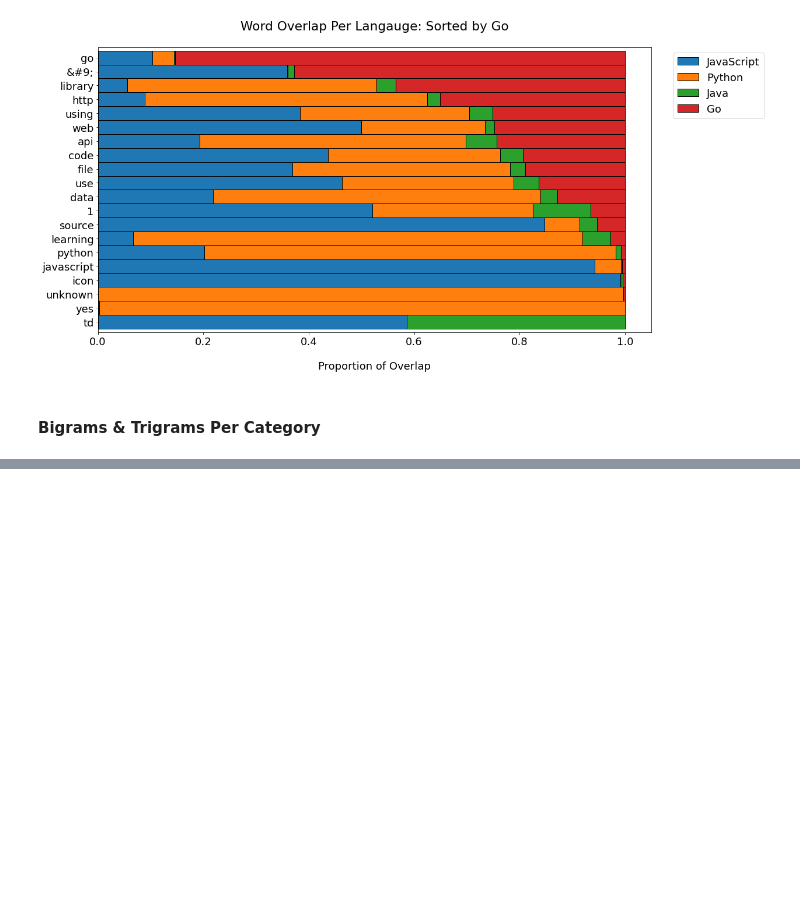
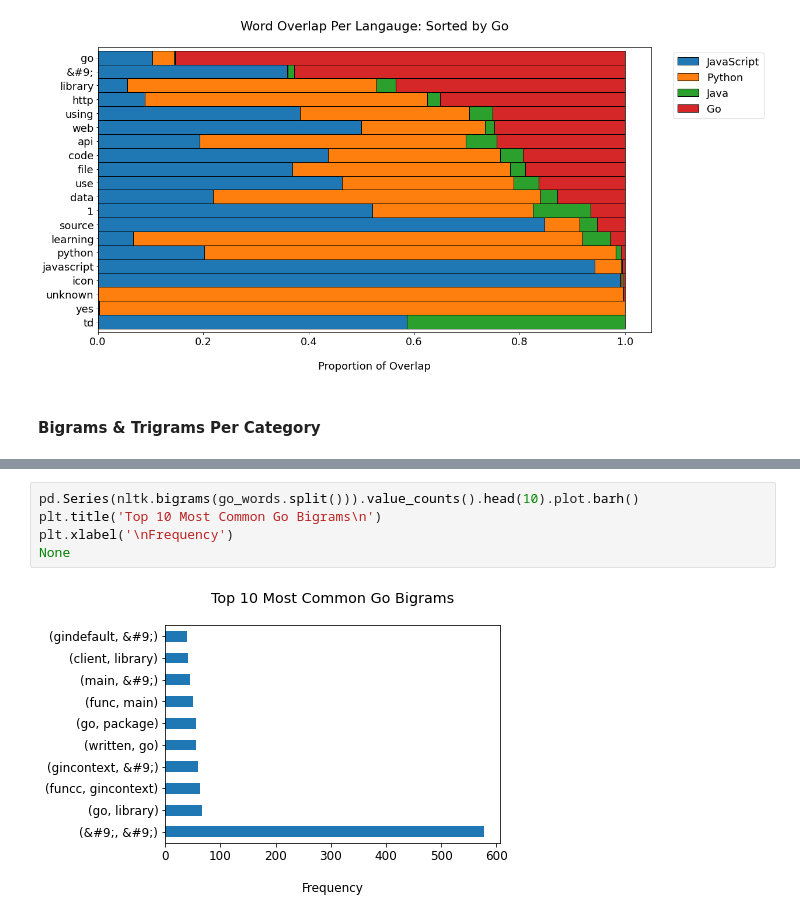
Before and after one commit to Vu-Luna-McCrosky-NLP-Project/NLP_Project_Predicting_Readme_s, a Jupyter notebook: McCrosky_Rough_Draft2.ipynb, the cells around one changed output, grey strips where cells are left out. Cells and saved outputs as stored; diff of their text form; blank space fills up the shorter version.

```diff
--- a/McCrosky_Rough_Draft2.ipynb
+++ b/McCrosky_Rough_Draft2.ipynb
@@ -388,0 +413,7 @@ plt.show()
+# %%
+pd.Series(nltk.bigrams(go_words.split())).value_counts().head(10).plot.barh()
+plt.title('Top 10 Most Common Go Bigrams\n')
+plt.xlabel('\nFrequency')
+None
+# %% [output]
+[figure, added]
```
Also changed, not shown: parts of 20 cells of this notebook.
